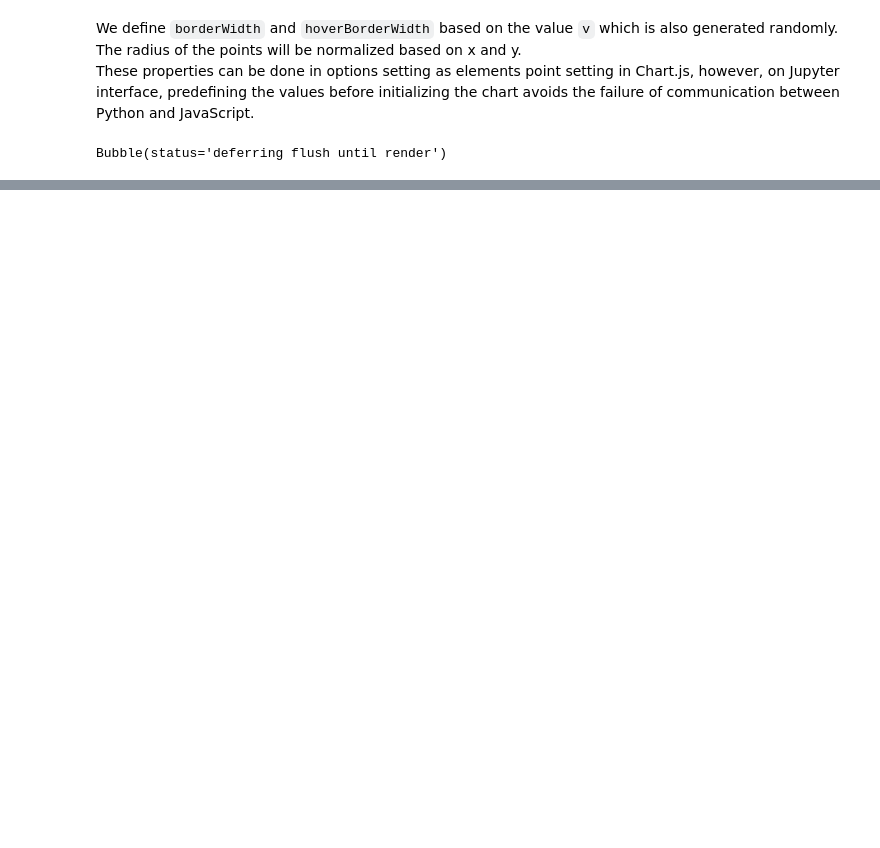
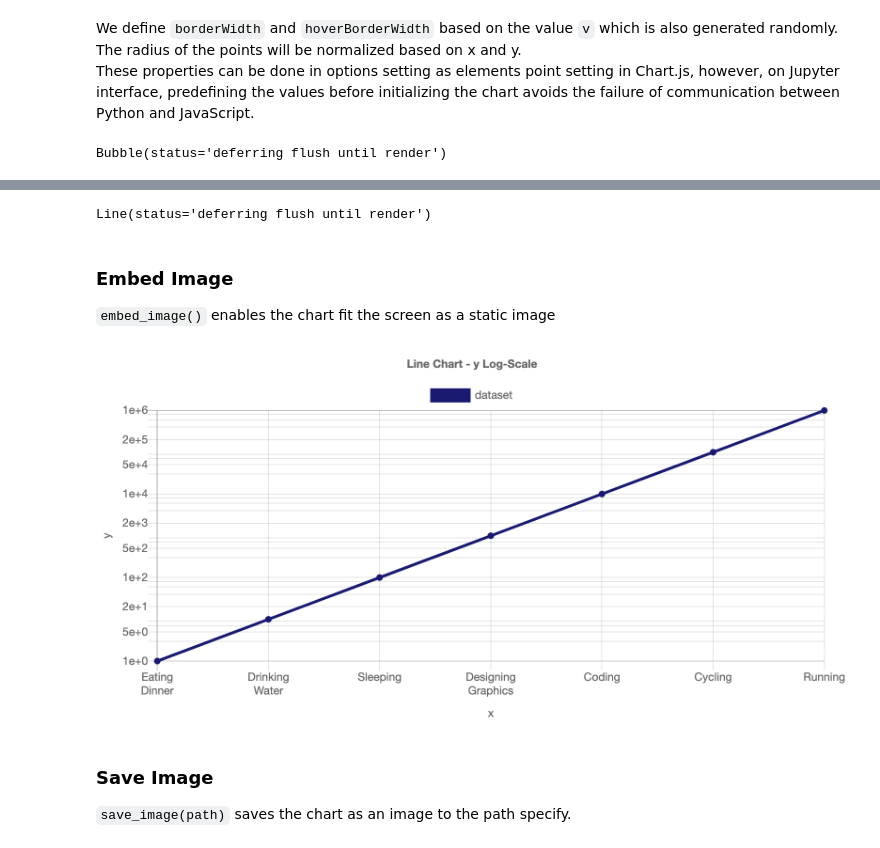
Before and after one commit to AaronWatters/Chart_ipynb, a Jupyter notebook: notebooks/chart_ipynb quick reference.ipynb, the cells around one changed output, grey strips where cells are left out. Drawn from its saved outputs; the diff is of its cells as text; code cells hidden in the pictures; blank space fills up the shorter version.

```diff
--- a/notebooks/chart_ipynb quick reference.ipynb
+++ b/notebooks/chart_ipynb quick reference.ipynb
@@ -409,0 +443,8 @@ Bubble(status='deferring flush until render')
+# %%
+labels = [['Eating', 'Dinner'], ['Drinking', 'Water'],
+          'Sleeping', ['Designing', 'Graphics'],
+          'Coding', 'Cycling', 'Running']
+colors = ['red', 'blue', 'green']
+line_chart = line.Line()
+data = [10**i for i in range(len(labels))]
+line_chart.add_dataset(labels, data, 'dataset', color='midnightblue')
@@ -409,0 +470,2 @@ Bubble(status='deferring flush until render')
+# %%
+line_chart.update_axis_type('y', 'logarithmic')
@@ -409,0 +486,18 @@ Bubble(status='deferring flush until render')
+# %%
+line_chart.set_title('Line Chart - y Log-Scale')
+line_chart.setup()
+line_chart
+# %% [output]
+Line(status='deferring flush until render')
+# %% [markdown]
+### Embed Image
+
+`embed_image()` enables the chart fit the screen as a static image
+# %%
+line_chart.embed_image()
+# %% [output]
+[figure, added]
+# %% [markdown]
+### Save Image
+
+`save_image(path)` saves the chart as an image to the path specify.
```
Also changed, not shown: parts of 9 cells of this notebook.
